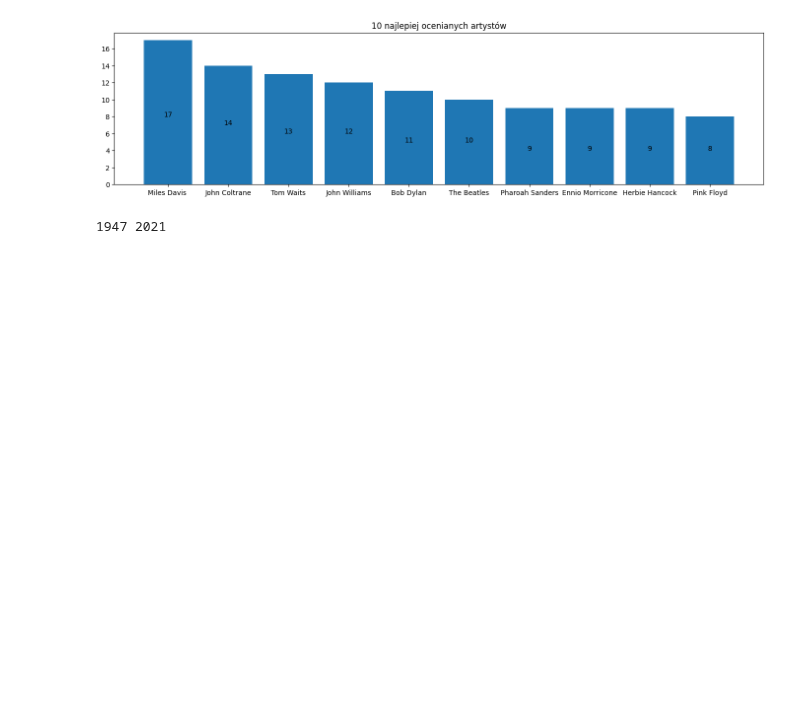
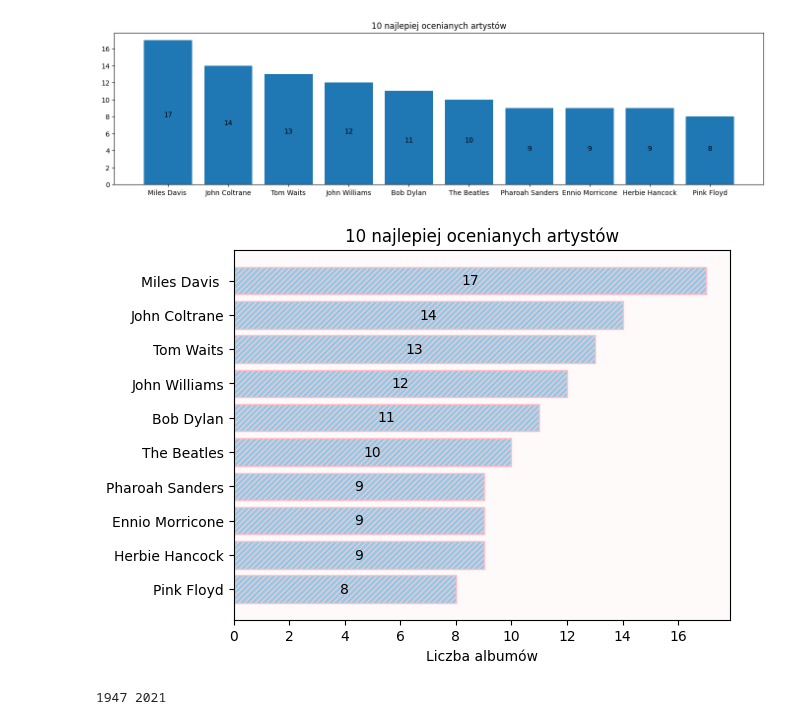
Before and after one commit to rafglo/Statystyka-stosowana, a Jupyter notebook: music_data_analysis.ipynb, the cells around one changed output. Cells and saved outputs as stored; diff of their text form; code cells hidden in the pictures; blank space fills up the shorter version.

```diff
--- a/music_data_analysis.ipynb
+++ b/music_data_analysis.ipynb
@@ -59,6 +59,20 @@ plt.title("10 najlepiej ocenianych artystów")
 plt.show()
 # %% [output]
 [figure]
+# %%
+
+fig, ax = plt.subplots()
+y_pos = np.arange(len(art_top))
+g=ax.barh(y_pos, art_i, align='center',color='skyblue', edgecolor='pink', hatch='//////')
+ax.set_yticks(y_pos, labels=art_top)
+ax.invert_yaxis()  # labels read top-to-bottom
+ax.set_xlabel('Liczba albumów')
+ax.set_title('10 najlepiej ocenianych artystów')
+plt.gca().set_facecolor('snow')
+ax.bar_label(g, label_type="center", color="black")
+plt.show()
+# %% [output]
+[figure, added]
 # %%
 genres2 = []
 ratings2 = []
```
Also changed, not shown: parts of 2 cells of this notebook.
